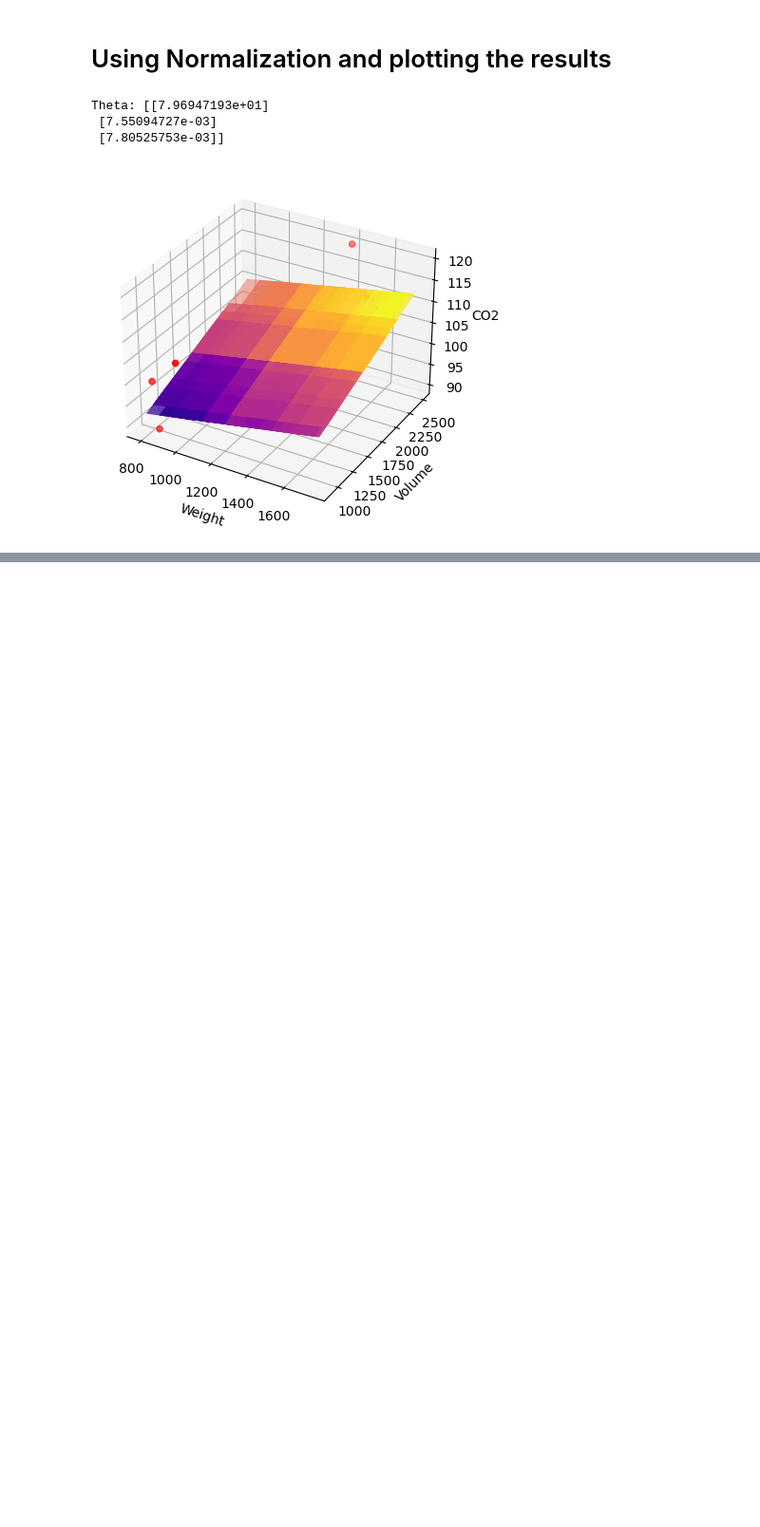
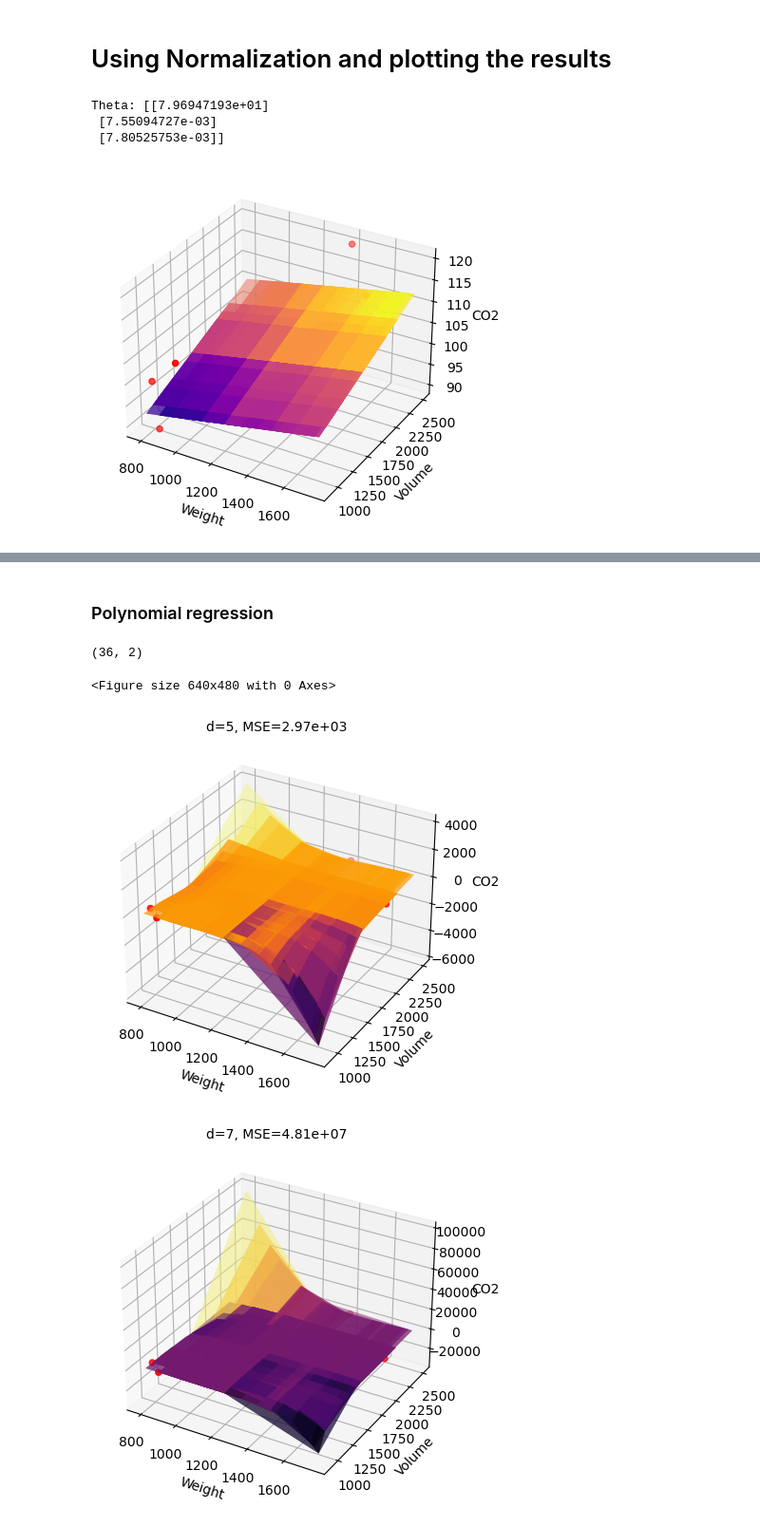
Before and after one commit to MORTAZAD66/ML_Practice, a Jupyter notebook: Linear Regression/LR-SKlearn.ipynb, the cells around one changed output, grey strips where cells are left out. Shown at 95% size. Saved outputs shown, nothing was run; the diff lists cells and outputs as text; code cells hidden in the pictures; blank space fills up the shorter version.

Commit message:
Polynomial Regression

```diff
--- a/Linear Regression/LR-SKlearn.ipynb
+++ b/Linear Regression/LR-SKlearn.ipynb
@@ -127,0 +128,2 @@ plt.show()
+# %% [markdown]
+### Polynomial regression
@@ -127,0 +136,54 @@ plt.show()
+# %%
+def fit_poly(x, y, degree=1):
+
+    # add polynomial features
+    polynomial_features = PolynomialFeatures(degree=degree, include_bias=False)
+
+    # create and fit the model
+    linear_regression = LinearRegression()
+    model = Pipeline([("polynomial_features", polynomial_features), ("linear_regression", linear_regression)])
+    model.fit(x, y)
+    return model
+# %%
+degrees = [ 5, 7, 9, 11, 13, 15, 17, 19, 21, 23]
+# %%
+# Read the CSV file into a DataFrame
+df = pd.read_csv("/home/ies/Desktop/ML/Machine_Learning_2018/2-Regression/data/car_co.csv")
+
+# Extract features ('Weight' and 'Volume') and target variable ('CO2')
+X = df[['Weight', 'Volume']]
+y = df['CO2']
+
+X = X.values
+print(X.shape)
+y = y.values.reshape(-1, 1)
+plt.figure()
+
+for d in degrees:
+    model = fit_poly(X, y, degree=d)
+    scores = cross_val_score(model, X, y.ravel(), scoring="neg_mean_squared_error", cv=10)
+
+    # plot data and model
+    # Create a 3D scatter plot
+    fig = plt.figure()
+    ax = fig.add_subplot(111, projection='3d')
+    ax.scatter(df['Weight'], df['Volume'], df['CO2'], c='r', marker='o')
+
+    # Plot the regression plane
+    xx, yy = np.meshgrid(df['Weight'], df['Volume'])
+    zz = model.predict(np.c_[xx.ravel(), yy.ravel()]).reshape(xx.shape)
+    ax.plot_surface(xx, yy, zz, alpha=0.5, cmap='inferno')
+
+    plt.title("d={}, MSE={:.2e}".format(d, -scores.mean()), fontsize=10)
+
+    # Add labels
+    ax.set_xlabel('Weight')
+    ax.set_ylabel('Volume')
+    ax.set_zlabel('CO2')
+
+    plt.show()
+# %% [output]
+(36, 2)
+<Figure size 640x480 with 0 Axes>
+[figure, added]
+[figure, added]
```
Also changed, not shown: parts of 3 cells of this notebook.
